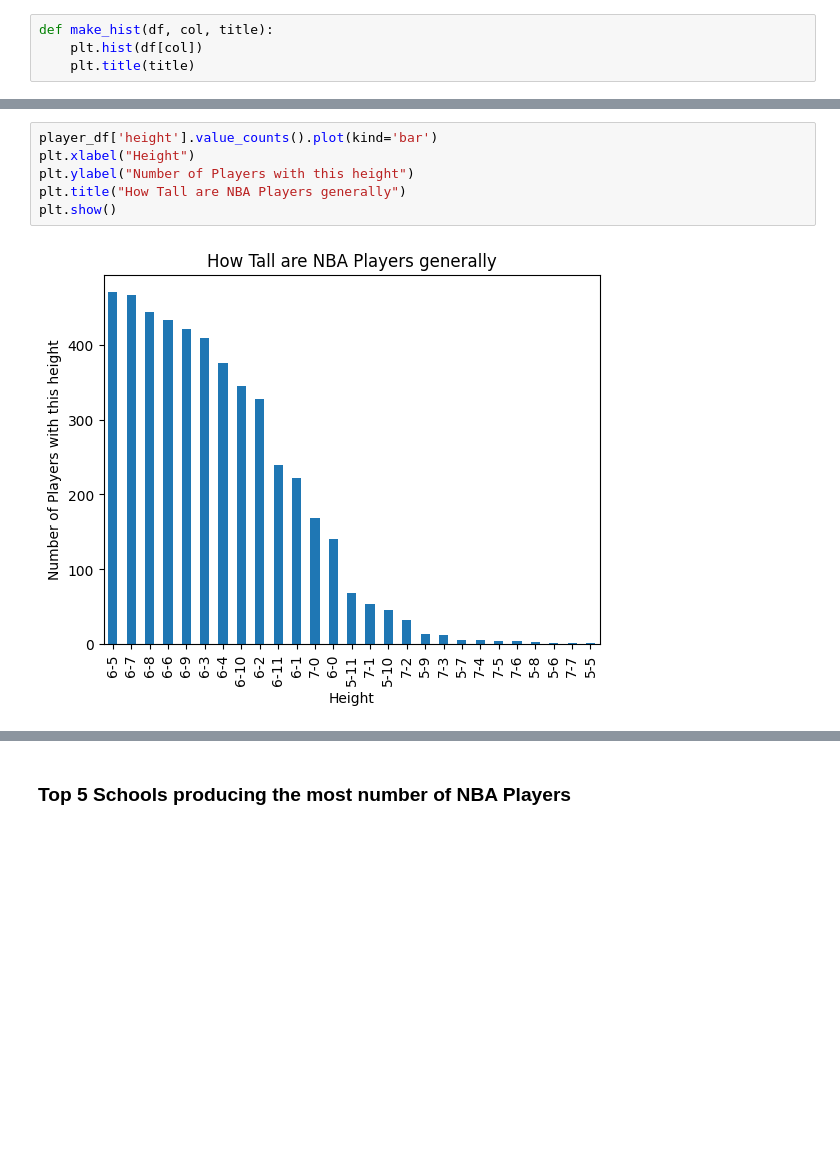
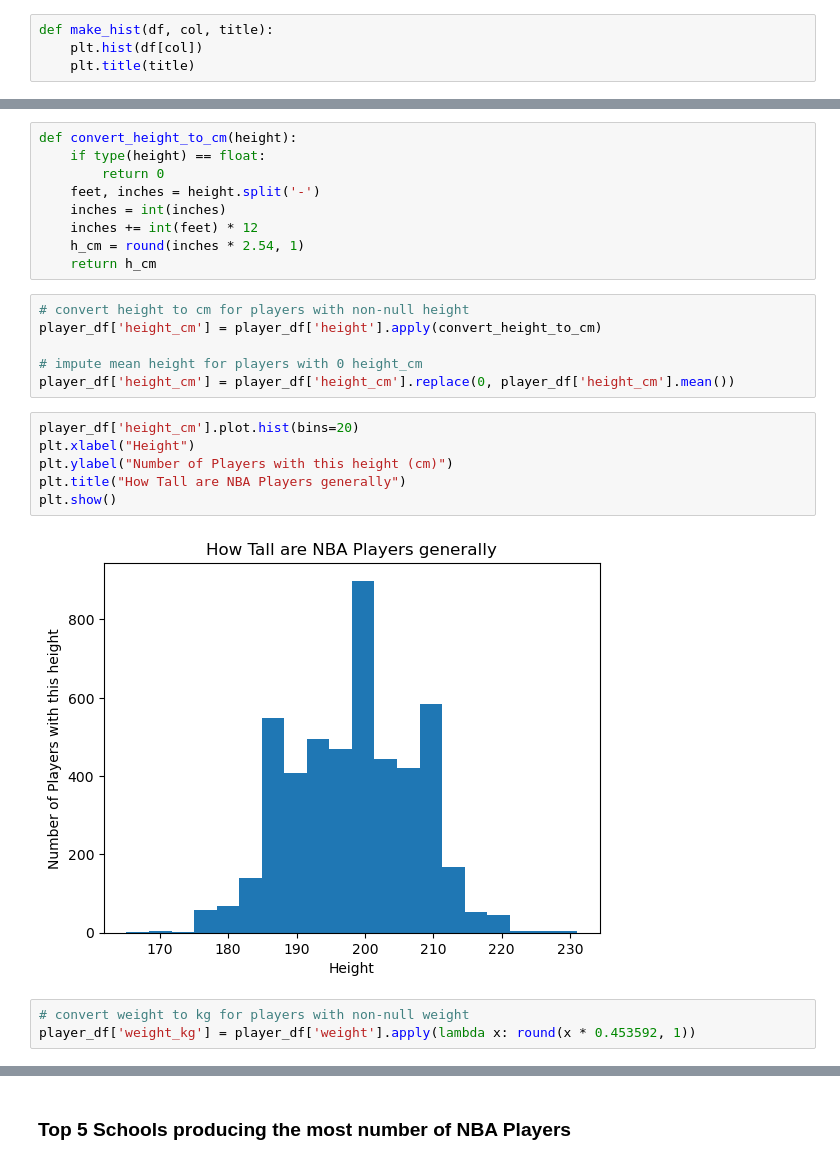
Before and after one commit to com-480-data-visualization/project-2023-dunkdata, a Jupyter notebook: explore.ipynb, the cells around one changed output, grey strips where cells are left out. Saved outputs shown, nothing was run; the diff lists cells and outputs as text; blank space fills up the shorter version.

```diff
--- a/explore.ipynb
+++ b/explore.ipynb
@@ -25,9 +25,27 @@ plt.show()
+# %%
+def convert_height_to_cm(height):
+    if type(height) == float:
+        return 0
+    feet, inches = height.split('-')
+    inches = int(inches)
+    inches += int(feet) * 12
+    h_cm = round(inches * 2.54, 1)
+    return h_cm
+# %%
+# convert height to cm for players with non-null height
+player_df['height_cm'] = player_df['height'].apply(convert_height_to_cm)
+
+# impute mean height for players with 0 height_cm
+player_df['height_cm'] = player_df['height_cm'].replace(0, player_df['height_cm'].mean())
 # %%
-player_df['height'].value_counts().plot(kind='bar')
+player_df['height_cm'].plot.hist(bins=20)
 plt.xlabel("Height")
-plt.ylabel("Number of Players with this height")
+plt.ylabel("Number of Players with this height (cm)")
 plt.title("How Tall are NBA Players generally")
 plt.show()
 # %% [output]
-[figure, old version]
+[figure, new version]
+# %%
+# convert weight to kg for players with non-null weight
+player_df['weight_kg'] = player_df['weight'].apply(lambda x: round(x * 0.453592, 1))
 # %%
```
Also changed, not shown: parts of 14 cells of this notebook.
